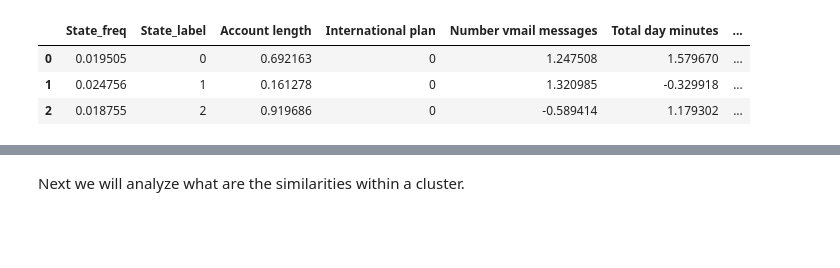
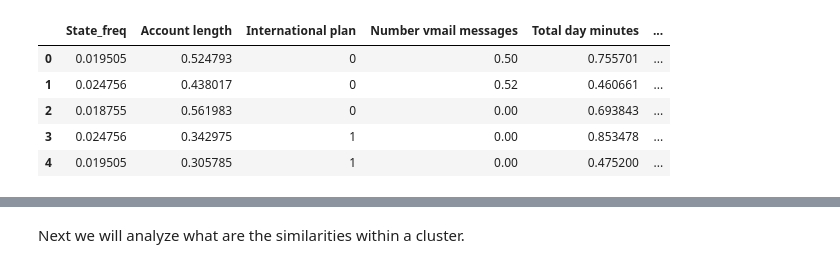
Before and after one commit to ZhaoPeiduo/CS5228-Project-07, a Jupyter notebook: kmeans.ipynb, the cells around one changed output, grey strips where cells are left out. Cells and saved outputs as stored; diff of their text form; code cells hidden in the pictures; blank space fills up the shorter version.

```diff
--- a/kmeans.ipynb
+++ b/kmeans.ipynb
@@ -18,11 +26,13 @@ standard_train_df = standard_train_df_with_label.drop(columns=['Churn'])
-# %%
-min_max_train_df.head(3)
-standard_train_df.head(3)
-# %% [output]
-|  | State_freq | State_label | Account length | International plan | Number vmail messages | Total day minutes | ... |
-| 0 | 0.019505 | 0 | 0.692163 | 0 | 1.247508 | 1.579670 | ... |
-| 1 | 0.024756 | 1 | 0.161278 | 0 | 1.320985 | -0.329918 | ... |
-| 2 | 0.018755 | 2 | 0.919686 | 0 | -0.589414 | 1.179302 | ... |
+# %%
+standard_train_df.head()
+min_max_train_df.head()
+# %% [output]
+|  | State_freq | Account length | International plan | Number vmail messages | Total day minutes | ... |
+| 0 | 0.019505 | 0.524793 | 0 | 0.50 | 0.755701 | ... |
+| 1 | 0.024756 | 0.438017 | 0 | 0.52 | 0.460661 | ... |
+| 2 | 0.018755 | 0.561983 | 0 | 0.00 | 0.693843 | ... |
+| 3 | 0.024756 | 0.342975 | 1 | 0.00 | 0.853478 | ... |
+| 4 | 0.019505 | 0.305785 | 1 | 0.00 | 0.475200 | ... |
 # %%
 def kmeans_elbow_method(data, start, step, num_steps=10, **params):
     mse_scores = []
```
Also changed, not shown: parts of 11 cells of this notebook.
